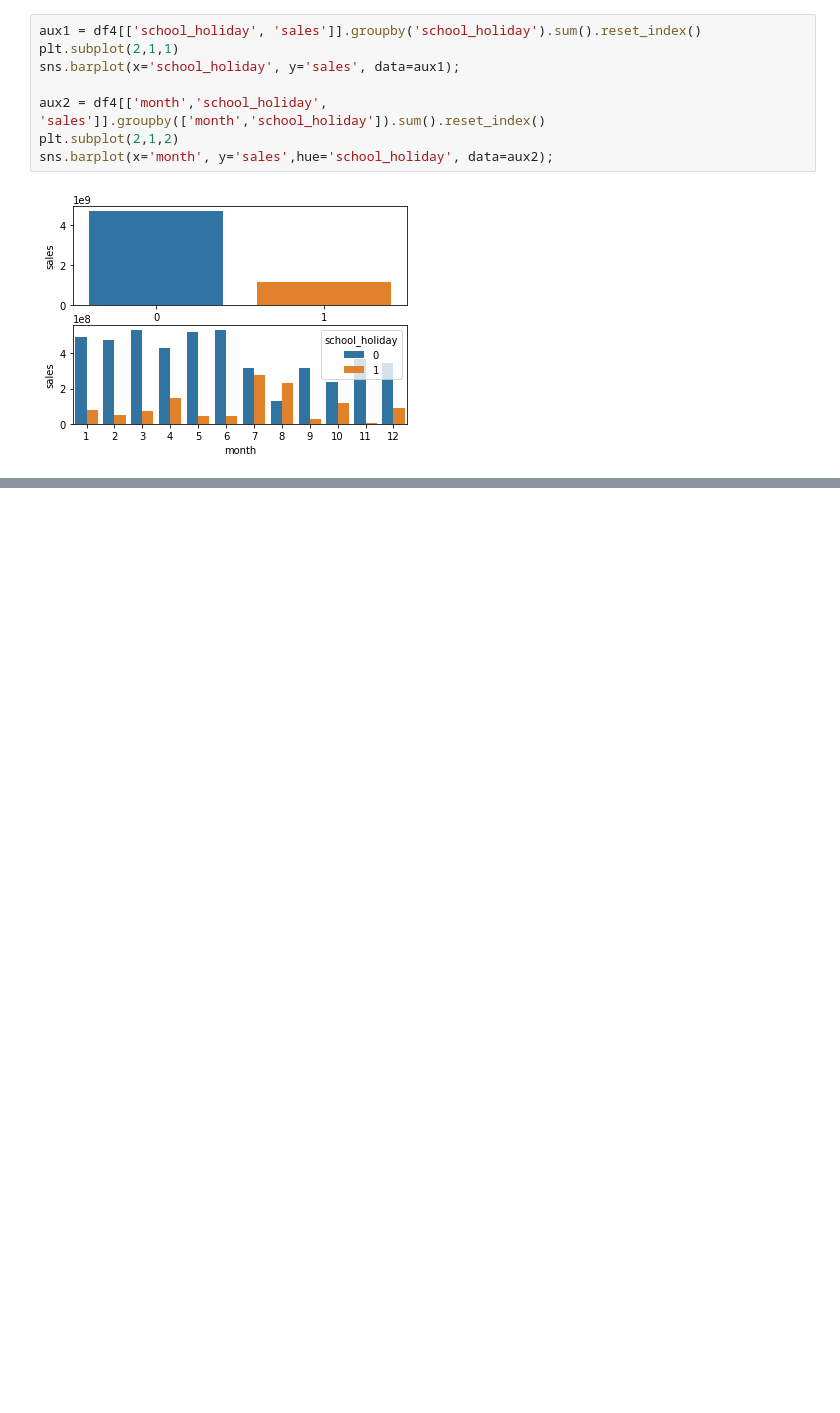
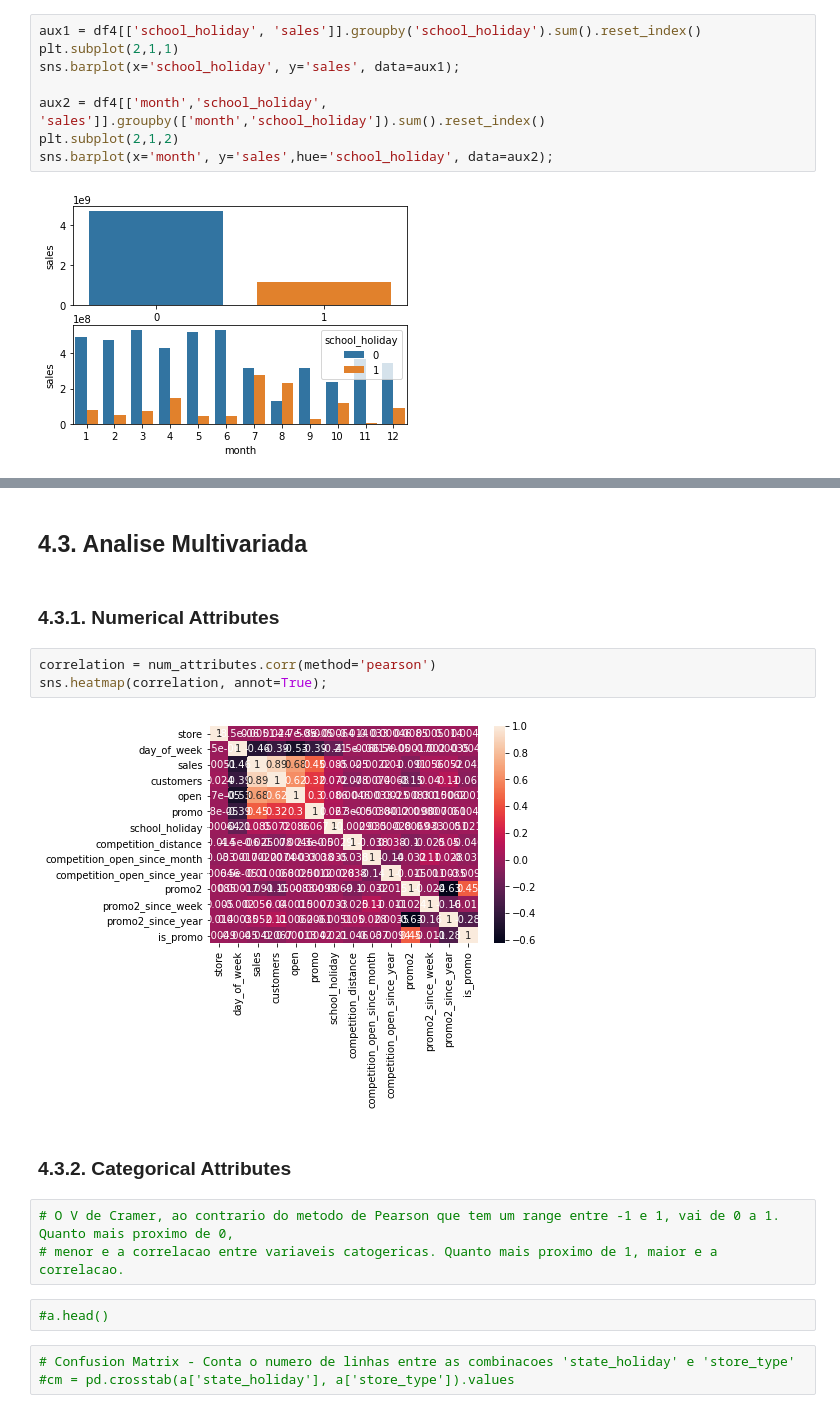
Before and after one commit to diegohbrs/DataScienceEmProducao, a Jupyter notebook: m04_v01_store_prediction.ipynb, the cells around one changed output, grey strips where cells are left out. Saved outputs shown, nothing was run; the diff lists cells and outputs as text; blank space fills up the shorter version.

```diff
--- a/m04_v01_store_prediction.ipynb
+++ b/m04_v01_store_prediction.ipynb
@@ -659,0 +726,19 @@ sns.barplot(x='month', y='sales',hue='school_holiday', data=aux2);
+# %% [markdown]
+## 4.3. Analise Multivariada
+# %% [markdown]
+### 4.3.1. Numerical Attributes
+# %%
+correlation = num_attributes.corr(method='pearson')
+sns.heatmap(correlation, annot=True);
+# %% [output]
+[figure, added]
+# %% [markdown]
+### 4.3.2. Categorical Attributes
+# %%
+# O V de Cramer, ao contrario do metodo de Pearson que tem um range entre -1 e 1, vai de 0 a 1. Quanto mais proximo de 0,
+# menor e a correlacao entre variaveis catogericas. Quanto mais proximo de 1, maior e a correlacao.
+# %%
+#a.head()
+# %%
+# Confusion Matrix - Conta o numero de linhas entre as combinacoes 'state_holiday' e 'store_type'
+#cm = pd.crosstab(a['state_holiday'], a['store_type']).values
```
Also changed, not shown: parts of 9 cells of this notebook.
